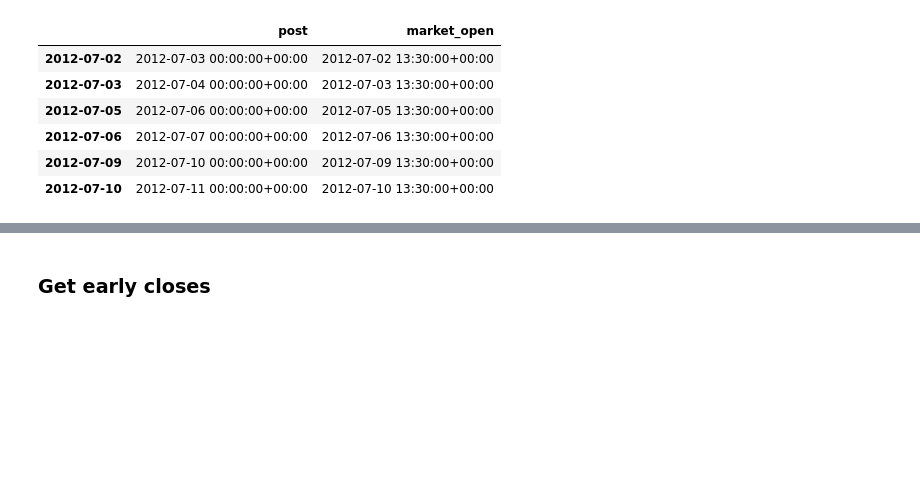
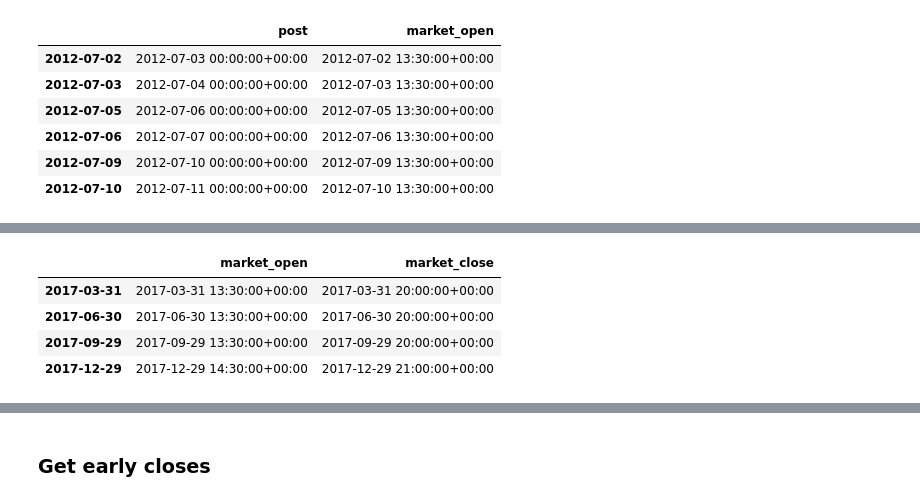
Before and after one commit to rsheftel/pandas_market_calendars, a Jupyter notebook: examples/usage.ipynb, the cells around one changed output, grey strips where cells are left out. Cells and saved outputs as stored; diff of their text form; code cells hidden in the pictures; blank space fills up the shorter version.

```diff
--- a/examples/usage.ipynb
+++ b/examples/usage.ipynb
@@ -113,0 +193,10 @@ specific
+# %%
+# But This method can produce a schedule from any range produced by date_range_htf()
+dates = nyse.date_range_htf('Q', start='2017-01-01', end='2018-01-10')
+nyse.schedule_from_days(dates)
+# %% [output]
+|  | market_open | market_close |
+| 2017-03-31 | 2017-03-31 13:30:00+00:00 | 2017-03-31 20:00:00+00:00 |
+| 2017-06-30 | 2017-06-30 13:30:00+00:00 | 2017-06-30 20:00:00+00:00 |
+| 2017-09-29 | 2017-09-29 13:30:00+00:00 | 2017-09-29 20:00:00+00:00 |
+| 2017-12-29 | 2017-12-29 14:30:00+00:00 | 2017-12-29 21:00:00+00:00 |
```
Also changed, not shown: parts of 45 cells of this notebook.
